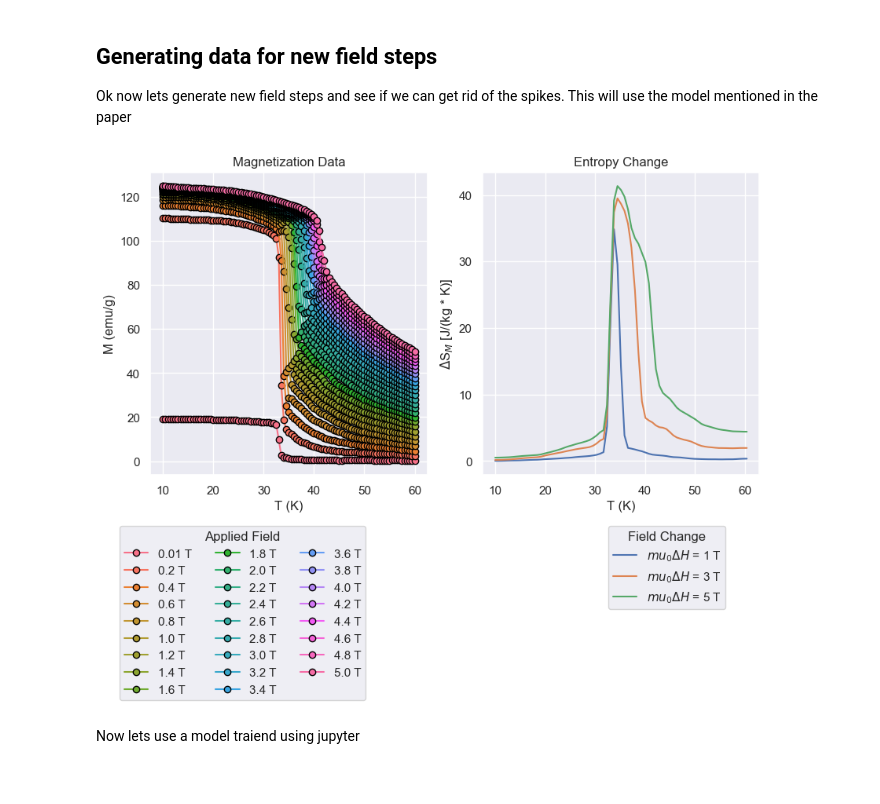
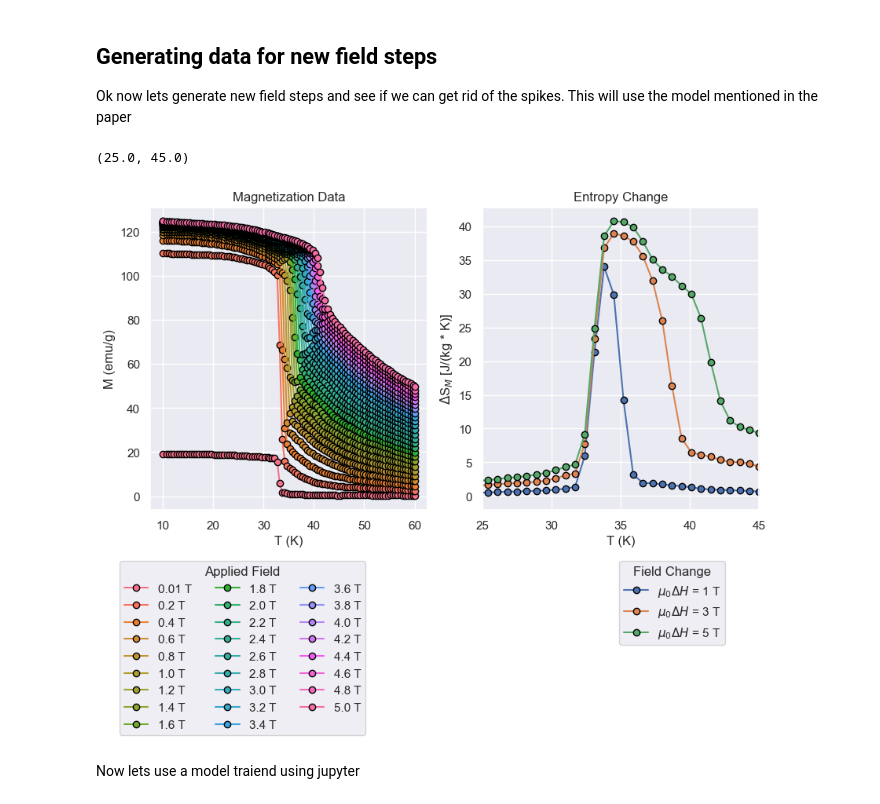
Before and after one commit to kensei-te/mat_interp, a Jupyter notebook: notebooks/Simulation Visualizaiton.ipynb, the cells around one changed output. Cells and saved outputs as stored; diff of their text form; code cells hidden in the pictures.

```diff
--- a/notebooks/Simulation Visualizaiton.ipynb
+++ b/notebooks/Simulation Visualizaiton.ipynb
@@ -81,18 +87,20 @@ Ok now lets generate new field steps and see if we can get rid of the spikes. Th
 # %%
 from mat_interp.model.viz_model import generate_data_mce
 # %%
-sim_data = generate_data_mce(model = model, start = 0.2, end = 5.0, step = 0.2)
+sim_data = generate_data_mce(?model = model, start = 0.2, end = 5.0, step = 0.2)
 sim_entropy = plot_entropy_curve(data=sim_data,
                                  temperature_column="t",
                                  field_column="h",
                                  magnetization_column="m",
                                  unstandarize=True,
                                  bbox_mag = (0.8, -0.15),
                                  n_cols=3,
                                  bbox_ds = (0.9, -0.15),
                                  return_entropy = True)
+plt.xlim([25,45])
 # %% [output]
+(25.0, 45.0)
-[figure, old version]
+[figure, new version]
 # %% [markdown]
 Now lets use a model traiend using jupyter
 # %%
```
Also changed, not shown: parts of 7 cells of this notebook, 3 other files.
